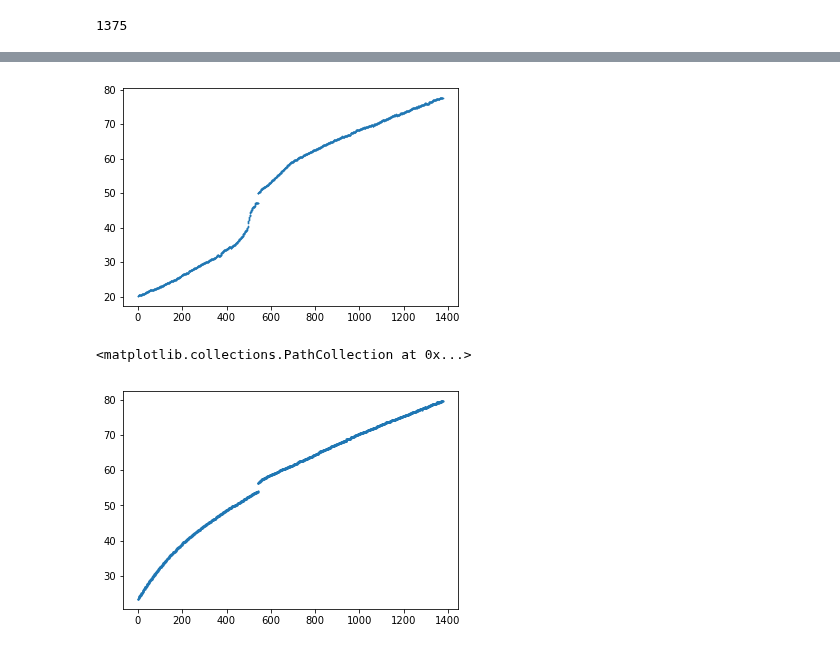
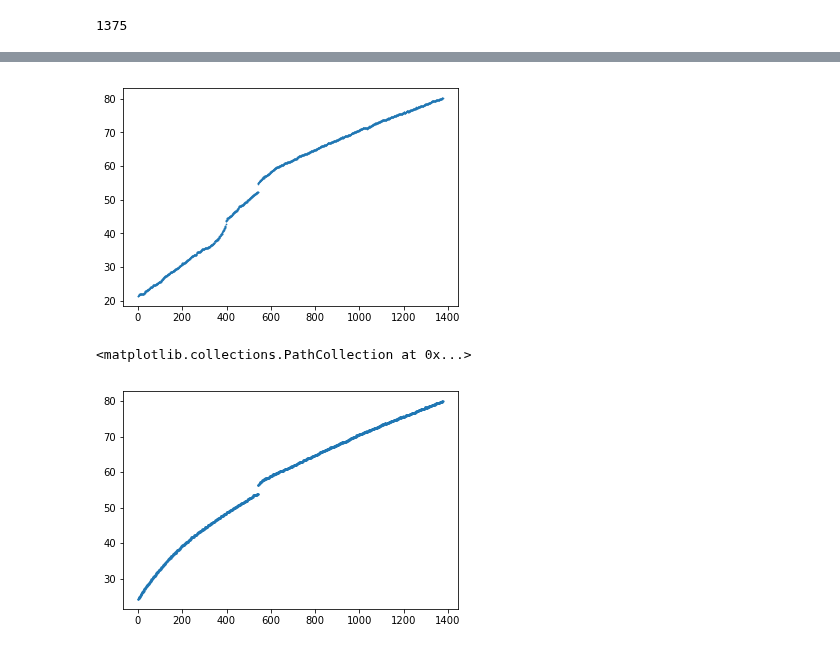
Before and after one commit to jrodguez/musical-robot, a Jupyter notebook: scripts/PPA_8_15_19.ipynb, the cells around one changed output, grey strips where cells are left out. Cells and saved outputs as stored; diff of their text form; code cells hidden in the pictures.

Commit message:
Corrected sample order code

```diff
--- a/scripts/PPA_8_15_19.ipynb
+++ b/scripts/PPA_8_15_19.ipynb
@@ -151 +29,3 @@ regprops = ed.regprop(labeled_samples,crop_frame,12)
+# %%
+flip_frames, regprops, s_temp, p_temp, inf_temp = ed.inflection_temp(crop_frame,12,3,4)
 # %%
@@ -167,2 +46,0 @@ regprops[0]
-# %%
-s_temp, plate_temp = ed.sample_temp(regprops,crop_frame)
@@ -182,8 +72,8 @@ x = np.linspace(1,len(s_temp[0]),len(s_temp[0]))
 # %%
 plt.scatter(x,s_temp[4],s=0.5)
 plt.show()
-plt.scatter(x,plate_temp[4],s=1.5)
+plt.scatter(x,p_temp[4],s=1.5)
 # %% [output]
-[figure, old version]
+[figure, new version]
 <matplotlib.collections.PathCollection at 0x...>
 [figure]
```
Also changed, not shown: parts of 23 cells of this notebook, 5 other files.
